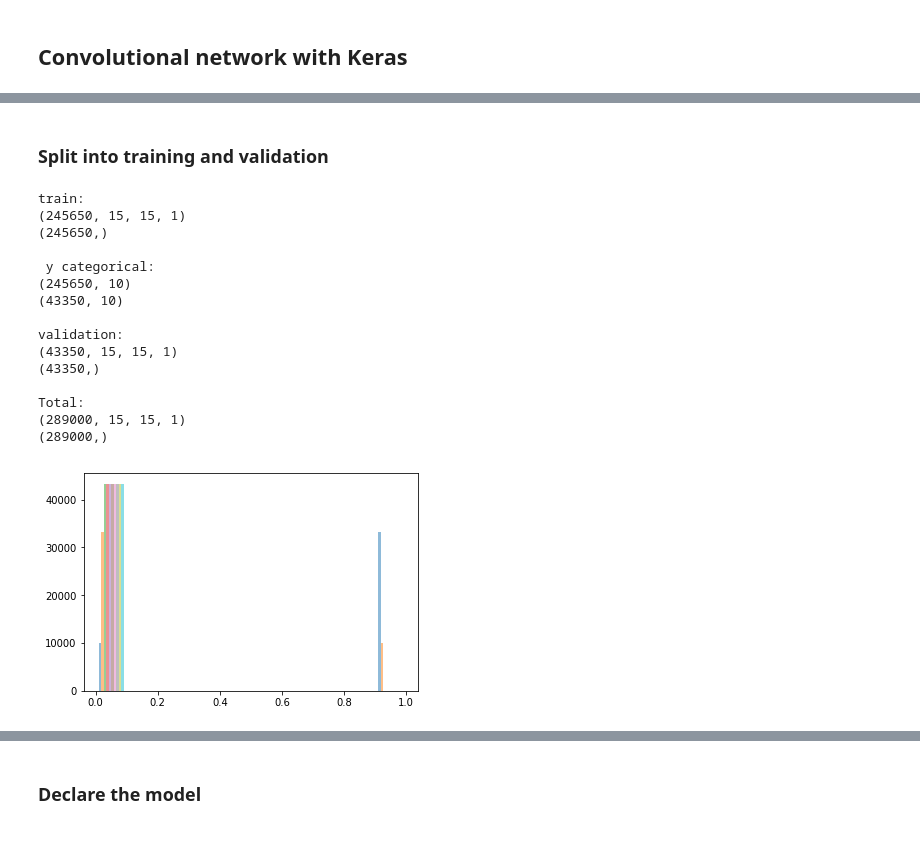
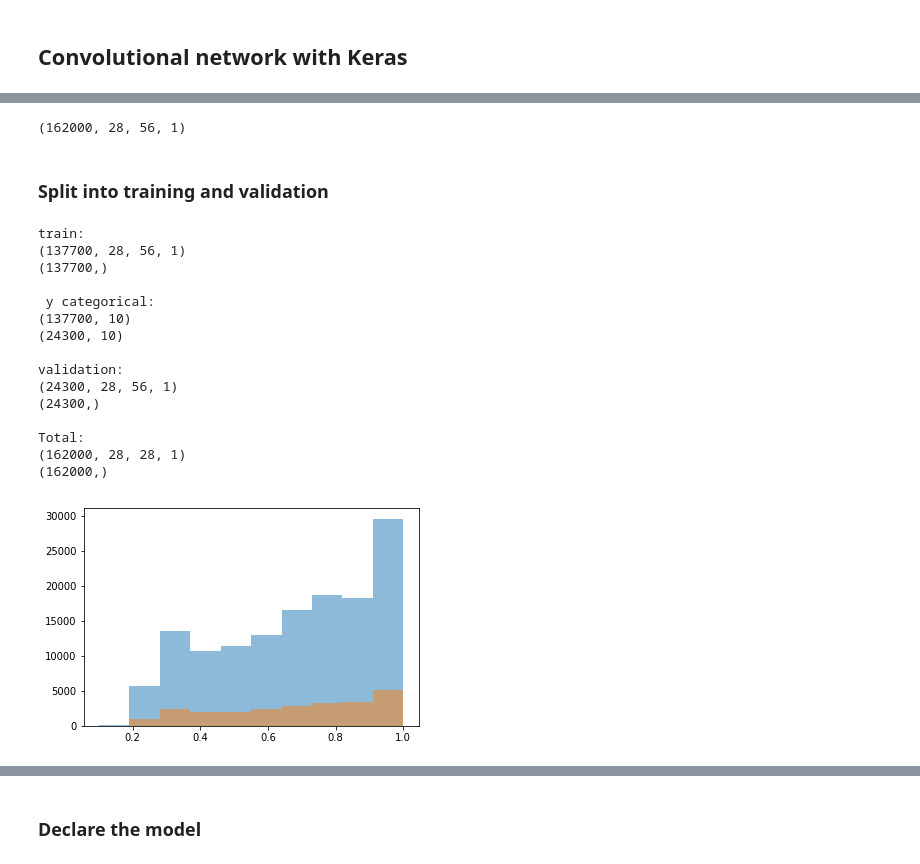
Before and after one commit to adifatol/BIQA, a Jupyter notebook: convNetwork.ipynb, the cells around one changed output, grey strips where cells are left out. Cells and saved outputs as stored; diff of their text form; code cells hidden in the pictures.

Commit message:
Bugfix that generated unbalanced scores, improvements

```diff
--- a/convNetwork.ipynb
+++ b/convNetwork.ipynb
@@ -309,21 +325,22 @@ L = 10 # The Score Levels used in QAC
 Gl = list(range(1,L+1))
 Gl[:] = [x / L for x in Gl]
 
-
 one_group = [[np.zeros(PATCH_COUNT) for x in range(dim_dist)] for y in range(dim_q)]
 G = [np.copy(one_group) for x in range(dim_len)]
 
 print(Gl)
 print(np.array(G).shape)
+print(np.array(one_group).shape)
 print(np.array(norm_scores).shape)
 
-# for i in range(0,dim_len):
-#   for d in range(0,dim_dist):
-#     for q in range(0,dim_q):
-for i in range(ri,i+1):
-  for d in range(rd,rd+1):
-    for q in range(rq,rq+1):
+for i in range(0,dim_len):
+  for d in range(0,dim_dist):
+    for q in range(0,dim_q):
+# for i in range(ri,i+1):
+#   for d in range(rd,rd+1):
+#     for q in range(rq,rq+1):
       for p,score in enumerate(norm_scores[i][d][q]):
+        G[i][d][q][p] = Gl[L-1]
         for score_l in Gl:
           if score <= score_l:
             G[i][d][q][p] = score_l
@@ -334,5 +351,8 @@ plt.hist(norm_scores[ri][rd][rq], alpha=0.5, label='Norm Scores')
 plt.hist(G[ri][rd][rq], alpha=0.5, label='QAL Group')
 plt.legend(loc='upper right')
 plt.show()
+
+plt.hist(np.array(G).flatten())
+plt.show()
 # %% [output]
 [0.1, 0.2, 0.3, 0.4, 0.5, 0.6, 0.7, 0.8, 0.9, 1.0]
@@ -366,17 +388,25 @@ def all_filtered_patches(all_patches, sigma):
     all_filtered.append(filtered)
   return all_filtered
 
-filtered_02 = all_filtered_patches(all_patches, 0.2)
-# filtered_20 = all_filtered_patches(all_patches, 2.0)
-# filtered_40 = all_filtered_patches(all_patches, 4.0)
+# fa = all_filtered_patches(all_patches, 0.8)
+fb = all_filtered_patches(all_patches, 2.0)
+fc = all_filtered_patches(all_patches, 4.0)
+# %%
+
+all_filtered = np.concatenate((fb, fc),axis=2)
+print (np.array(all_filtered).shape)
+# %% [output]
+(162000, 28, 56, 1)
 # %% [markdown]
 ### Split into training and validation
 # %%
 from sklearn.model_selection import train_test_split
 from tensorflow import keras
 
+all_scores = np.array(G).flatten()
+
 # Split the data
-x_train, x_valid, y_train, y_valid = train_test_split(np.array(filtered_02), np.array(all_scores), test_size=0.15, shuffle= False)
+x_train, x_valid, y_train, y_valid = train_test_split(np.array(all_filtered), np.array(all_scores), test_size=0.15, shuffle= True)
 
 
 num_classes = 10
@@ -400,17 +430,17 @@ print(np.array(all_patches).shape)
 print(np.array(all_scores).shape)
 # %% [output]
 train:
-(245650, 15, 15, 1)
-(245650,)
+(137700, 28, 56, 1)
+(137700,)
 
  y categorical:
-(245650, 10)
-(43350, 10)
+(137700, 10)
+(24300, 10)
 
 validation:
-(43350, 15, 15, 1)
-(43350,)
+(24300, 28, 56, 1)
+(24300,)
 
 Total:
-(289000, 15, 15, 1)
-(289000,)
+(162000, 28, 28, 1)
+(162000,)
@@ -445,21 +447,22 @@ Total:
 # %%
 # import tensorflow as tf
 
 # (x_train, y_train), (x_valid, y_valid) = tf.keras.datasets.fashion_mnist.load_data()
 # print(x_train.shape)
 
 # x_train = np.expand_dims(x_train, -1)
 # x_valid = np.expand_dims(x_valid, -1)
 
 # print(x_train.shape)
 # print(y_train.shape)
 # print(y_valid.shape)
 
 # plt.hist(y_train_c, alpha=0.5)
-plt.hist(y_valid_c, alpha=0.5)
+plt.hist(y_train, alpha=0.5)
+plt.hist(y_valid, alpha=0.5)
 plt.show()
 # %% [output]
-[figure, old version]
+[figure, new version]
 # %%
 min(y_train)
 # %% [output]
```
Also changed, not shown: parts of 21 cells of this notebook.
